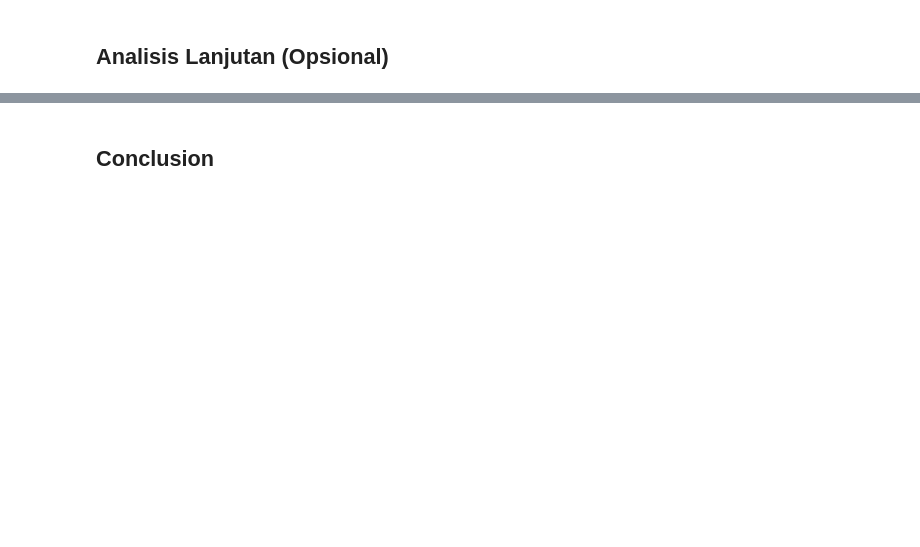
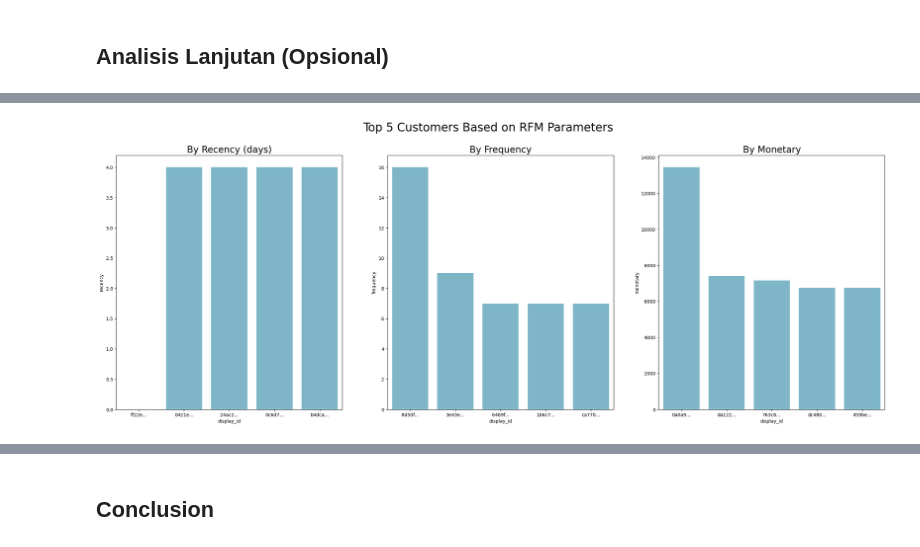
Before and after one commit to zayyana110/proyek-analisis-data, a Jupyter notebook: notebook.ipynb, the cells around one changed output, grey strips where cells are left out. Drawn from its saved outputs; the diff is of its cells as text; code cells hidden in the pictures; blank space fills up the shorter version.

```diff
--- a/notebook.ipynb
+++ b/notebook.ipynb
@@ -424,0 +439,40 @@ Aksi: Memberikan layanan prioritas atau akses eksklusif ke produk baru bagi kelo
+# %%
+recent_date = main_df["order_purchase_timestamp"].max()
+
+rfm_df = main_df.groupby(by="customer_unique_id", as_index=False).agg({
+    "order_purchase_timestamp": "max",
+    "order_id": "nunique",
+    "price": "sum"
+})
+
+rfm_df.columns = ["customer_id", "max_purchase_timestamp", "frequency", "monetary"]
+
+rfm_df["recency"] = rfm_df["max_purchase_timestamp"].apply(lambda x: (recent_date - x).days)
+
+rfm_df.drop("max_purchase_timestamp", axis=1, inplace=True)
+
+fig, ax = plt.subplots(nrows=1, ncols=3, figsize=(30, 10))
+colors = ["#72BCD4"] * 5
+
+def get_top_5(df, sort_column, ascending=False):
+    top_5 = df.sort_values(by=sort_column, ascending=ascending).head(5).copy()
+    top_5['display_id'] = top_5['customer_id'].str[:5] + "..."
+    return top_5
+
+top_recency = get_top_5(rfm_df, "recency", ascending=True)
+top_frequency = get_top_5(rfm_df, "frequency", ascending=False)
+top_monetary = get_top_5(rfm_df, "monetary", ascending=False)
+
+sns.barplot(y="recency", x="display_id", data=top_recency, palette=colors, ax=ax[0], hue="display_id", legend=False)
+ax[0].set_title("By Recency (days)", fontsize=20)
+
+sns.barplot(y="frequency", x="display_id", data=top_frequency, palette=colors, ax=ax[1], hue="display_id", legend=False)
+ax[1].set_title("By Frequency", fontsize=20)
+
+sns.barplot(y="monetary", x="display_id", data=top_monetary, palette=colors, ax=ax[2], hue="display_id", legend=False)
+ax[2].set_title("By Monetary", fontsize=20)
+
+plt.suptitle("Top 5 Customers Based on RFM Parameters", fontsize=25)
+plt.show()
+# %% [output]
+[figure, added]
```
Also changed, not shown: parts of 37 cells of this notebook, 2 other files.
